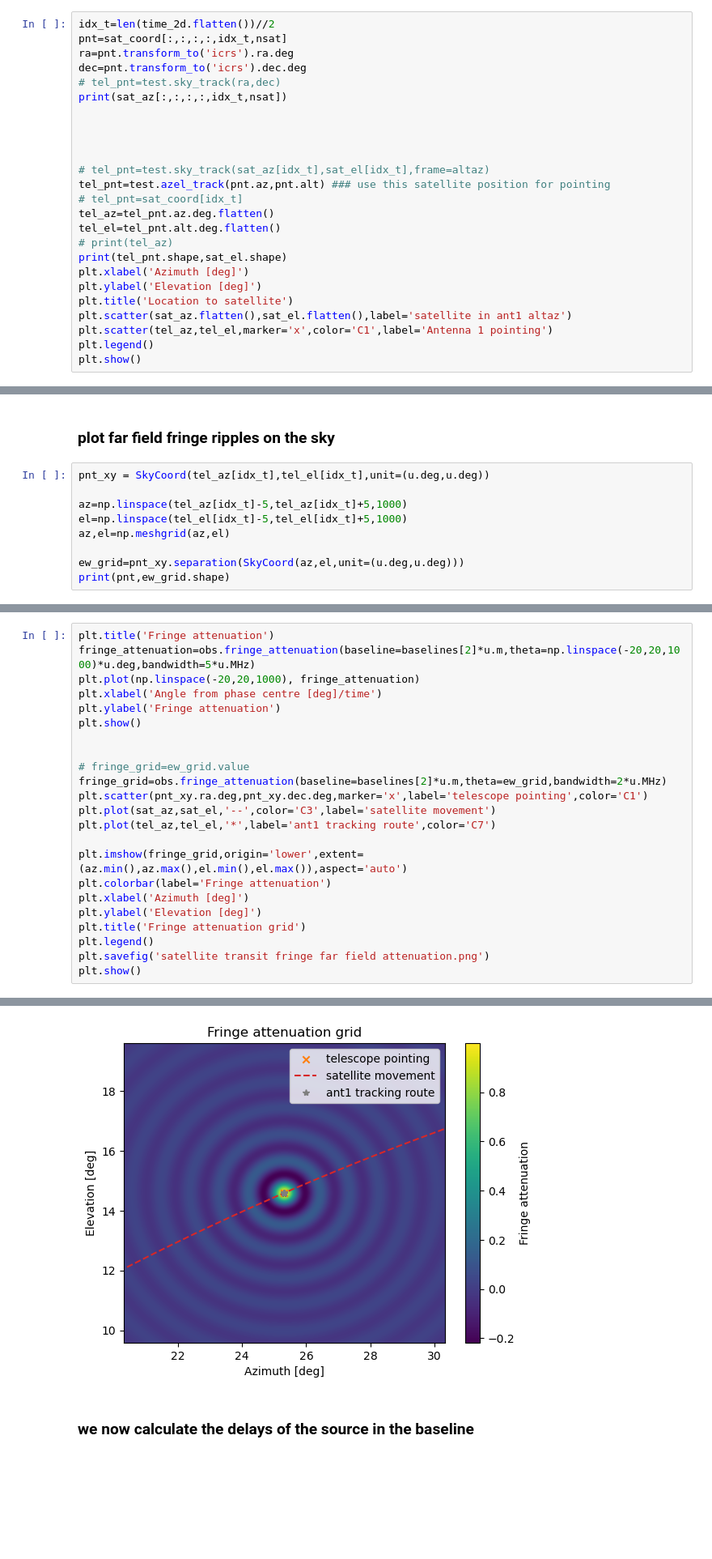
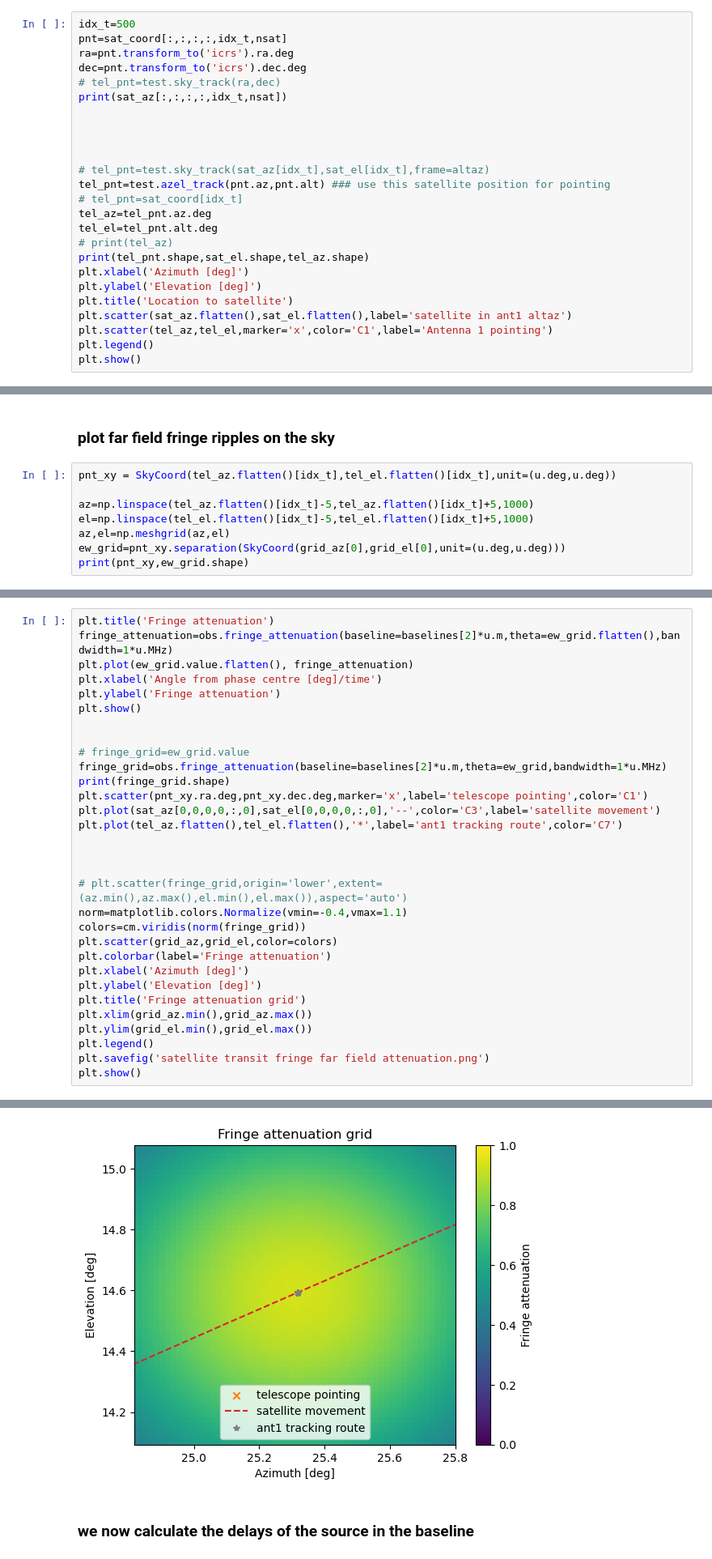
Before and after one commit to hqiu-nju/scepter, a Jupyter notebook: notebooks/fringe_simulation.ipynb, the cells around one changed output, grey strips where cells are left out. Shown at 81% size. Saved outputs shown, nothing was run; the diff lists cells and outputs as text; blank space fills up the shorter version.

```diff
--- a/notebooks/fringe_simulation.ipynb
+++ b/notebooks/fringe_simulation.ipynb
@@ -193,7 +195,7 @@ print(sat_coord.shape)
 # %% [output]
 (1, 1, 1, 1, 1000, 32)
 # %%
-idx_t=len(time_2d.flatten())//2
+idx_t=500
 pnt=sat_coord[:,:,:,:,idx_t,nsat]
 ra=pnt.transform_to('icrs').ra.deg
 dec=pnt.transform_to('icrs').dec.deg
@@ -206,10 +208,10 @@ print(sat_az[:,:,:,:,idx_t,nsat])
 # tel_pnt=test.sky_track(sat_az[idx_t],sat_el[idx_t],frame=altaz)
 tel_pnt=test.azel_track(pnt.az,pnt.alt) ### use this satellite position for pointing
 # tel_pnt=sat_coord[idx_t]
-tel_az=tel_pnt.az.deg.flatten()
-tel_el=tel_pnt.alt.deg.flatten()
+tel_az=tel_pnt.az.deg
+tel_el=tel_pnt.alt.deg
 # print(tel_az)
-print(tel_pnt.shape,sat_el.shape)
+print(tel_pnt.shape,sat_el.shape,tel_az.shape)
 plt.xlabel('Azimuth [deg]')
 plt.ylabel('Elevation [deg]')
 plt.title('Location to satellite')
@@ -250,13 +260,12 @@ plt.show()
 # %% [markdown]
 ### plot far field fringe ripples on the sky
 # %%
-pnt_xy = SkyCoord(tel_az[idx_t],tel_el[idx_t],unit=(u.deg,u.deg))
+pnt_xy = SkyCoord(tel_az.flatten()[idx_t],tel_el.flatten()[idx_t],unit=(u.deg,u.deg))
 
-az=np.linspace(tel_az[idx_t]-5,tel_az[idx_t]+5,1000)
-el=np.linspace(tel_el[idx_t]-5,tel_el[idx_t]+5,1000)
+az=np.linspace(tel_az.flatten()[idx_t]-5,tel_az.flatten()[idx_t]+5,1000)
+el=np.linspace(tel_el.flatten()[idx_t]-5,tel_el.flatten()[idx_t]+5,1000)
 az,el=np.meshgrid(az,el)
-
-ew_grid=pnt_xy.separation(SkyCoord(az,el,unit=(u.deg,u.deg)))
-print(pnt,ew_grid.shape)
+ew_grid=pnt_xy.separation(SkyCoord(grid_az[0],grid_el[0],unit=(u.deg,u.deg)))
+print(pnt_xy,ew_grid.shape)
 # %% [output]
 <SkyCoord (ICRS): (ra, dec) in deg
@@ -264,23 +273,31 @@ print(pnt,ew_grid.shape)
 # %%
 plt.title('Fringe attenuation')
-fringe_attenuation=obs.fringe_attenuation(baseline=baselines[2]*u.m,theta=np.linspace(-20,20,1000)*u.deg,bandwidth=5*u.MHz)
-plt.plot(np.linspace(-20,20,1000), fringe_attenuation)
+fringe_attenuation=obs.fringe_attenuation(baseline=baselines[2]*u.m,theta=ew_grid.flatten(),bandwidth=1*u.MHz)
+plt.plot(ew_grid.value.flatten(), fringe_attenuation)
 plt.xlabel('Angle from phase centre [deg]/time')
 plt.ylabel('Fringe attenuation')
 plt.show()
 
 
 # fringe_grid=ew_grid.value
-fringe_grid=obs.fringe_attenuation(baseline=baselines[2]*u.m,theta=ew_grid,bandwidth=2*u.MHz)
+fringe_grid=obs.fringe_attenuation(baseline=baselines[2]*u.m,theta=ew_grid,bandwidth=1*u.MHz)
+print(fringe_grid.shape)
 plt.scatter(pnt_xy.ra.deg,pnt_xy.dec.deg,marker='x',label='telescope pointing',color='C1')
-plt.plot(sat_az,sat_el,'--',color='C3',label='satellite movement')
-plt.plot(tel_az,tel_el,'*',label='ant1 tracking route',color='C7')
+plt.plot(sat_az[0,0,0,0,:,0],sat_el[0,0,0,0,:,0],'--',color='C3',label='satellite movement')
+plt.plot(tel_az.flatten(),tel_el.flatten(),'*',label='ant1 tracking route',color='C7')
 
-plt.imshow(fringe_grid,origin='lower',extent=(az.min(),az.max(),el.min(),el.max()),aspect='auto')
+
+
+# plt.scatter(fringe_grid,origin='lower',extent=(az.min(),az.max(),el.min(),el.max()),aspect='auto')
+norm=matplotlib.colors.Normalize(vmin=-0.4,vmax=1.1)
+colors=cm.viridis(norm(fringe_grid))
+plt.scatter(grid_az,grid_el,color=colors)
 plt.colorbar(label='Fringe attenuation')
 plt.xlabel('Azimuth [deg]')
 plt.ylabel('Elevation [deg]')
 plt.title('Fringe attenuation grid')
+plt.xlim(grid_az.min(),grid_az.max())
+plt.ylim(grid_el.min(),grid_el.max())
 plt.legend()
 plt.savefig('satellite transit fringe far field attenuation.png')
 plt.show()
@@ -289,4 +307,4 @@ plt.show()
-[figure, old version]
+[figure, new version]
 # %% [markdown]
 ### we now calculate the delays of the source in the baseline
 # %% [markdown]
```
Also changed, not shown: parts of 33 cells of this notebook, 4 other files.
